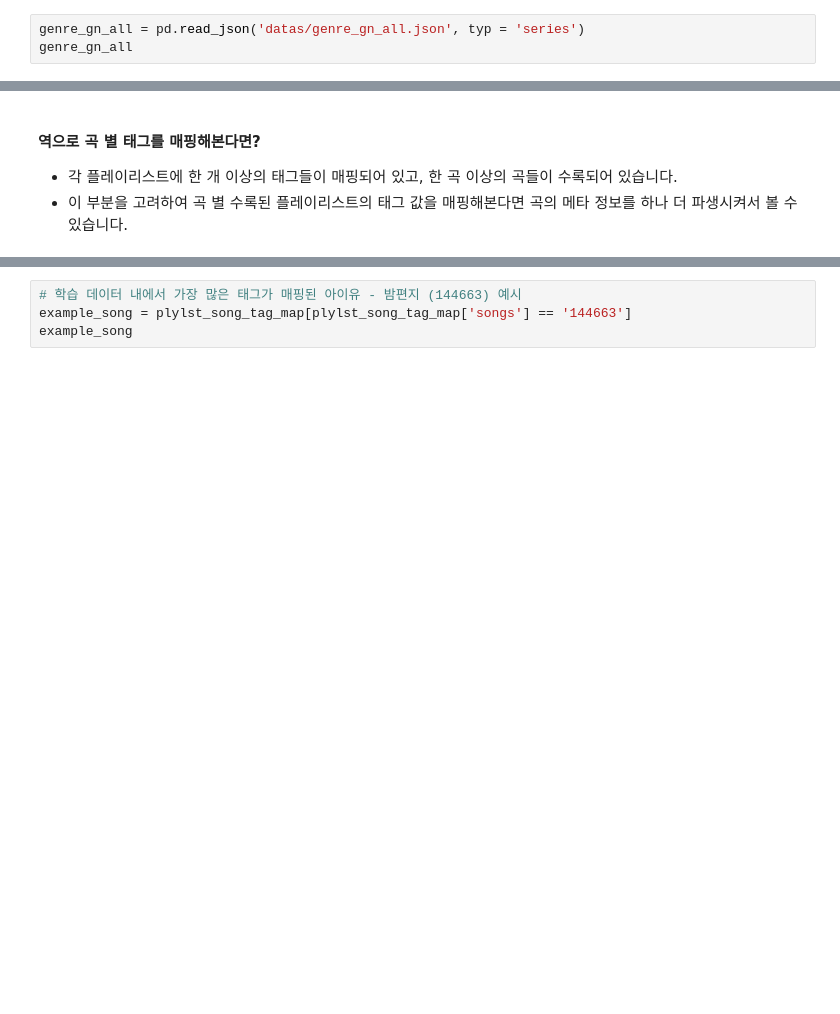
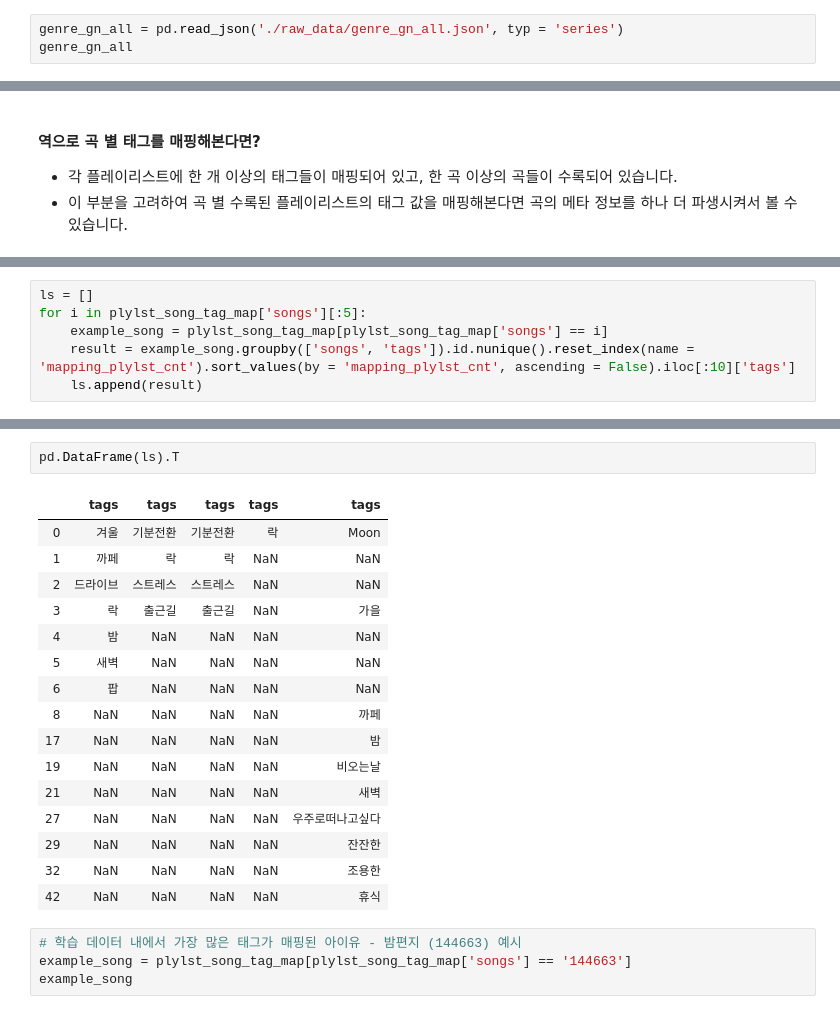
Before and after one commit to hmkim312/recommendation_project, a Jupyter notebook: playlist_recommendation/melon_EDA.ipynb, the cells around one changed output, grey strips where cells are left out. Saved outputs shown, nothing was run; the diff lists cells and outputs as text; blank space fills up the shorter version.

```diff
--- a/playlist_recommendation/melon_EDA.ipynb
+++ b/playlist_recommendation/melon_EDA.ipynb
@@ -39,7 +43,7 @@ pd.options.mode.chained_assignment = None
 # %% [markdown]
 ## 1. 곡 장르 데이터 불러오기
 # %%
-genre_gn_all = pd.read_json('datas/genre_gn_all.json', typ = 'series')
+genre_gn_all = pd.read_json('./raw_data/genre_gn_all.json', typ = 'series')
 genre_gn_all
 # %% [output]
 GN0100       발라드
@@ -893,0 +911,6 @@ plt.show()
+# %%
+ls = []
+for i in plylst_song_tag_map['songs'][:5]:
+    example_song = plylst_song_tag_map[plylst_song_tag_map['songs'] == i]
+    result = example_song.groupby(['songs', 'tags']).id.nunique().reset_index(name = 'mapping_plylst_cnt').sort_values(by = 'mapping_plylst_cnt', ascending = False).iloc[:10]['tags']
+    ls.append(result)
@@ -894,3 +931,22 @@ plt.show()
+# %%
+pd.DataFrame(ls).T
+# %% [output]
+|  | tags | tags | tags | tags | tags |
+| 0 | 겨울 | 기분전환 | 기분전환 | 락 | Moon |
+| 1 | 까페 | 락 | 락 | NaN | NaN |
+| 2 | 드라이브 | 스트레스 | 스트레스 | NaN | NaN |
+| 3 | 락 | 출근길 | 출근길 | NaN | 가을 |
+| 4 | 밤 | NaN | NaN | NaN | NaN |
+| 5 | 새벽 | NaN | NaN | NaN | NaN |
+| 6 | 팝 | NaN | NaN | NaN | NaN |
+| 8 | NaN | NaN | NaN | NaN | 까페 |
+| 17 | NaN | NaN | NaN | NaN | 밤 |
+| 19 | NaN | NaN | NaN | NaN | 비오는날 |
+| 21 | NaN | NaN | NaN | NaN | 새벽 |
+| 27 | NaN | NaN | NaN | NaN | 우주로떠나고싶다 |
+| 29 | NaN | NaN | NaN | NaN | 잔잔한 |
+| 32 | NaN | NaN | NaN | NaN | 조용한 |
+| 42 | NaN | NaN | NaN | NaN | 휴식 |
 # %%
 # 학습 데이터 내에서 가장 많은 태그가 매핑된 아이유 - 밤편지 (144663) 예시
 example_song = plylst_song_tag_map[plylst_song_tag_map['songs'] == '144663']
```
Also changed, not shown: parts of 7 cells of this notebook, 2 other files.
